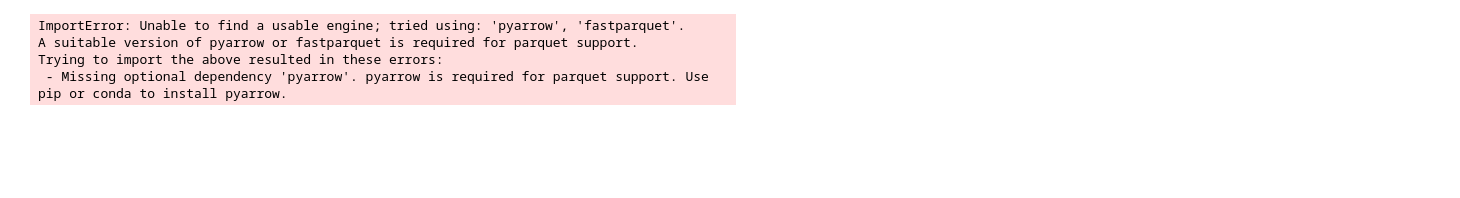
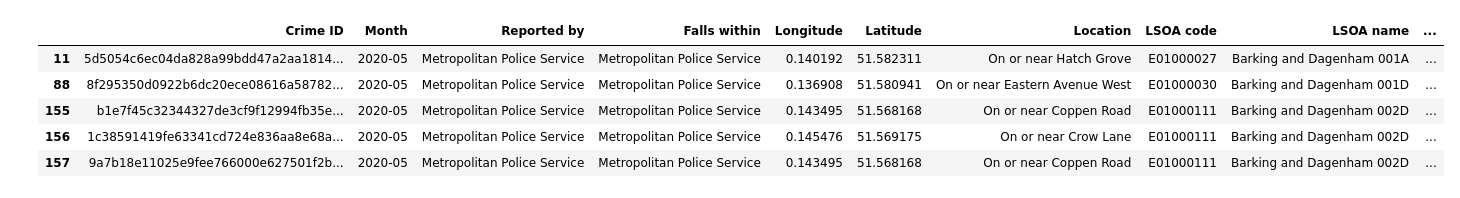
Before and after one commit to Shapkofil/dc20-g22, a Jupyter notebook: notebooks/WardBoundries.ipynb, the cells around one changed output. Cells and saved outputs as stored; diff of their text form; code cells hidden in the pictures; blank space fills up the shorter version.

```diff
--- a/notebooks/WardBoundries.ipynb
+++ b/notebooks/WardBoundries.ipynb
@@ -8,16 +8,18 @@ from shapely.geometry import Point
 from shapely.geometry.polygon import Polygon
 # %%
 # open parquet file as dataframe
-df = pd.read_parquet("data\street.parquet")
+df = pd.read_parquet("..\..\Data\street.parquet")
 
 # Select rows where "Crime type" is "Burglary"
 df_burglary = df.query("`Crime type` == 'Burglary'")
 df_burglary.head()
 # %% [output]
-ImportError: Unable to find a usable engine; tried using: 'pyarrow', 'fastparquet'.
-A suitable version of pyarrow or fastparquet is required for parquet support.
-Trying to import the above resulted in these errors:
- - Missing optional dependency 'pyarrow'. pyarrow is required for parquet support. Use pip or conda to install pyarrow.
+|  | Crime ID | Month | Reported by | Falls within | Longitude | Latitude | Location | LSOA code | LSOA name | ... |
+| 11 | 5d5054c6ec04da828a99bdd47a2aa1814... | 2020-05 | Metropolitan Police Service | Metropolitan Police Service | 0.140192 | 51.582311 | On or near Hatch Grove | E01000027 | Barking and Dagenham 001A | ... |
+| 88 | 8f295350d0922b6dc20ece08616a58782... | 2020-05 | Metropolitan Police Service | Metropolitan Police Service | 0.136908 | 51.580941 | On or near Eastern Avenue West | E01000030 | Barking and Dagenham 001D | ... |
+| 155 | b1e7f45c32344327de3cf9f12994fb35e... | 2020-05 | Metropolitan Police Service | Metropolitan Police Service | 0.143495 | 51.568168 | On or near Coppen Road | E01000111 | Barking and Dagenham 002D | ... |
+| 156 | 1c38591419fe63341cd724e836aa8e68a... | 2020-05 | Metropolitan Police Service | Metropolitan Police Service | 0.145476 | 51.569175 | On or near Crow Lane | E01000111 | Barking and Dagenham 002D | ... |
+| 157 | 9a7b18e11025e9fee766000e627501f2b... | 2020-05 | Metropolitan Police Service | Metropolitan Police Service | 0.143495 | 51.568168 | On or near Coppen Road | E01000111 | Barking and Dagenham 002D | ... |
 # %%
 wards_barnet = ["High Barnet", "Underhill", "Barnet Vale", "East Barnet", "Friern Barnet","Woodhouse",
                 "Whetstone", "Brunswick Park", "Totteridge and Woodside", "Mill Hill", "Cricklewood",
```
Also changed, not shown: parts of 3 cells of this notebook.
